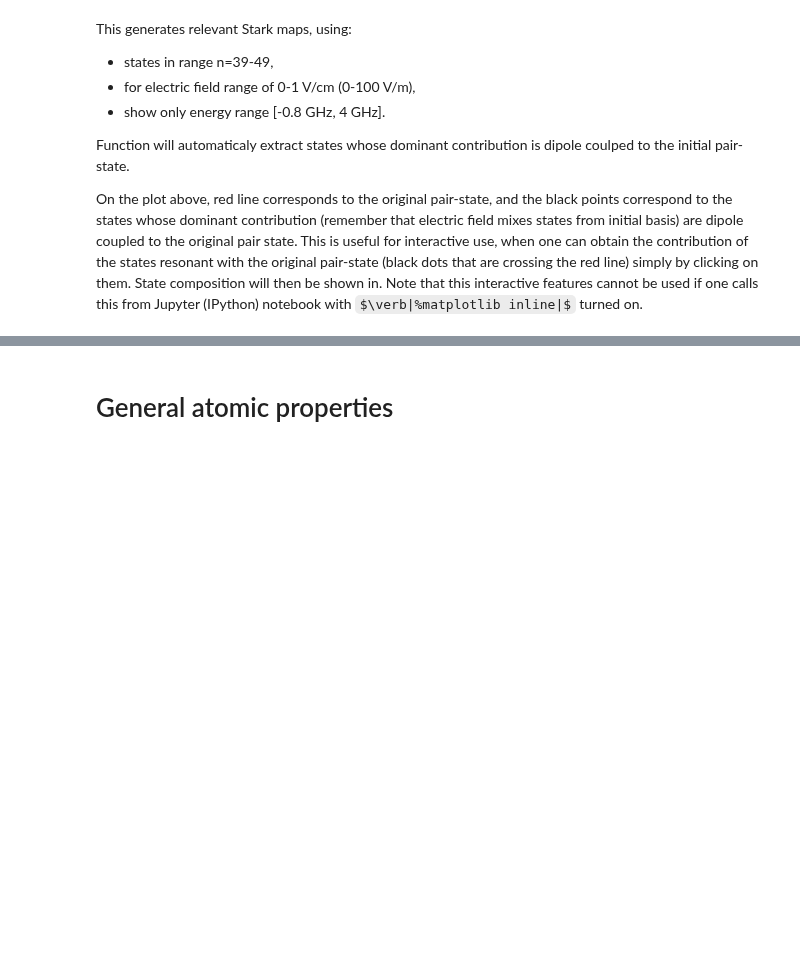
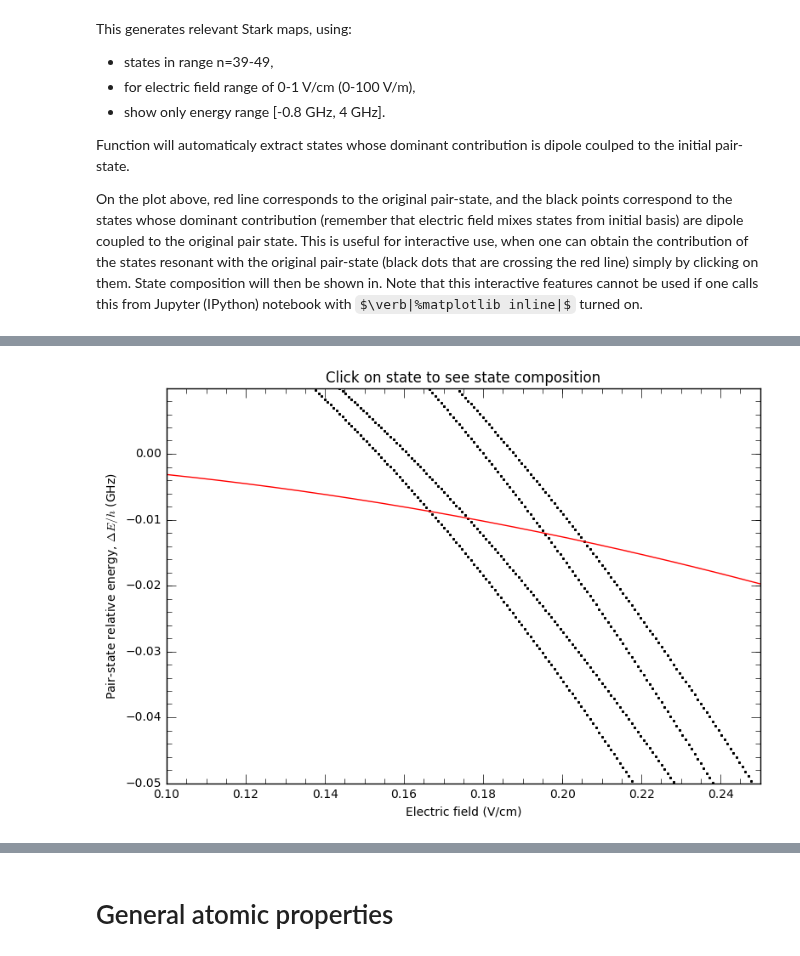
Before and after one commit to nikolasibalic/ARC-Alkali-Rydberg-Calculator, a Jupyter notebook: doc/Rydberg_atoms_a_primer_notebook.ipynb, the cells around one changed output, grey strips where cells are left out. Saved outputs shown, nothing was run; the diff lists cells and outputs as text; code cells hidden in the pictures; some formulas as TeX source; blank space fills up the shorter version.

```diff
--- a/doc/Rydberg_atoms_a_primer_notebook.ipynb
+++ b/doc/Rydberg_atoms_a_primer_notebook.ipynb
@@ -1188,0 +1198,6 @@ On the plot above, red line corresponds to the original pair-state, and the blac
+# %%
+calculation = StarkMapResonances(Rubidium(),[66,0,0.5,0.5],Rubidium(),[64,0,0.5,0.5])
+calculation.findResonances(61,71,20,np.linspace(10,25,200),energyRange=[-50.e6,10.e6])
+calculation.showPlot()
+# %% [output]
+[figure, added]
```
Also changed, not shown: parts of 8 cells of this notebook, 3 other files.
